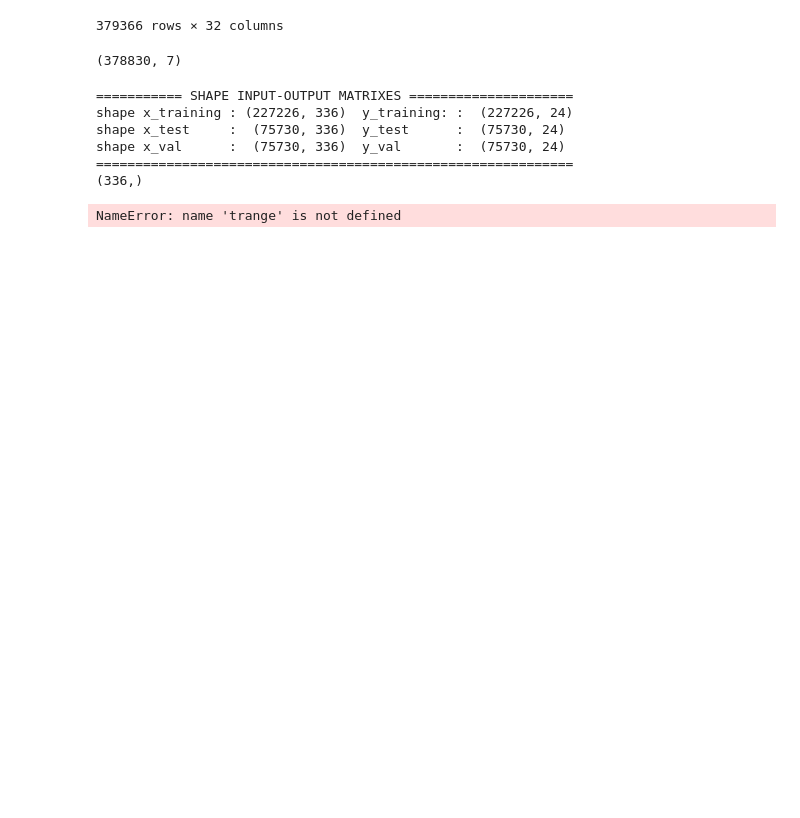
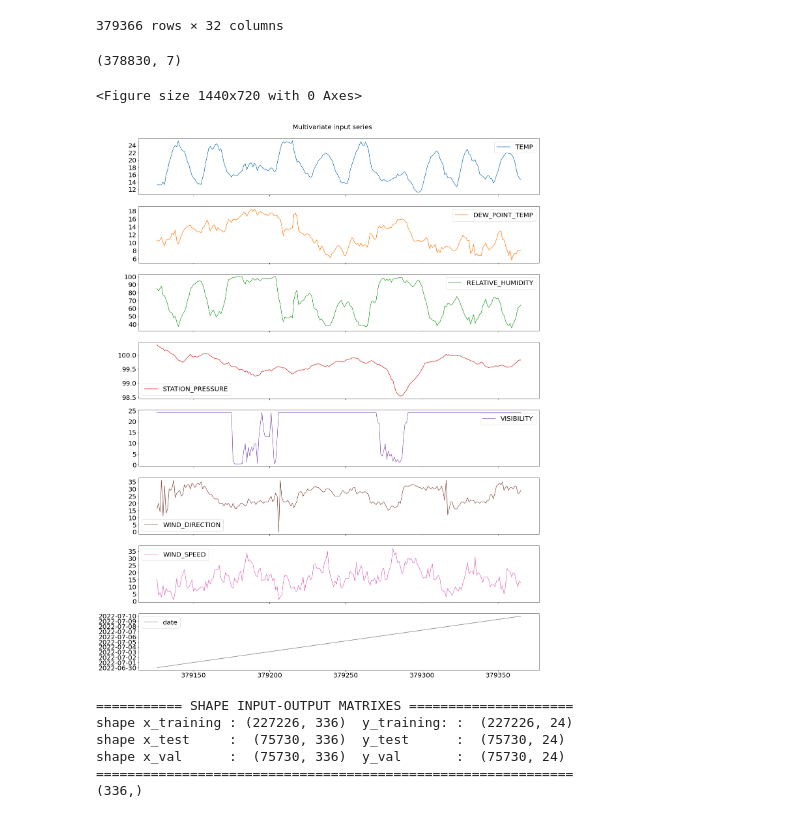
Before and after one commit to castorgit/weather_prediction, a Jupyter notebook: Data_analysis_WeatherYHZ(#v5 Random forest 48h).ipynb, the cells around one changed output. Cells and saved outputs as stored; diff of their text form; code cells hidden in the pictures; blank space fills up the shorter version.

Commit message:
new figures

```diff
--- a/Data_analysis_WeatherYHZ(#v5 Random forest 48h).ipynb
+++ b/Data_analysis_WeatherYHZ(#v5 Random forest 48h).ipynb
@@ -137,3 +115,14 @@ weather_data = tmpdata
+# %%
+df = d1.copy()
+
+plt.figure(figsize=(20,10))
+plt.rc('legend', fontsize=20)
+df.plot(subplots=True, legend=True, figsize=(22,30), use_index=True, fontsize=20)
+plt.suptitle('Multivariate input series', fontsize=20, y =.9)
+plt.show()
+# %% [output]
+<Figure size 1440x720 with 0 Axes>
+[figure, added]
 # %%
 t_s_multivariate = weather_data
 
@@ -193,7 +182,7 @@ shape x_val      :  (75730, 336)  y_val       :  (75730, 24)
 # Direct Regression. One regression per ahead value
 from tqdm import trange
 
-RF = RandomForestRegressor(n_estimators=50, max_features="auto", oob_score= True, random_state=0)
+RF = RandomForestRegressor(n_estimators=10, random_state=43)
 
 # Random Forest prediction
 
@@ -208,7 +197,5 @@ for i in trange (1, ahead, desc="fit loop"):
    z2 = RF.predict(test_x)
    val_yp = np.column_stack((val_yp,z1))
    test_yp = np.column_stack((test_yp,z2))
-# %% [output]
-NameError: name 'trange' is not defined
 # %%
 print('val_yp.shape', val_yp.shape, 'test_yp.shape', test_yp.shape)
```
Also changed, not shown: parts of 9 cells of this notebook, 1 other file.
